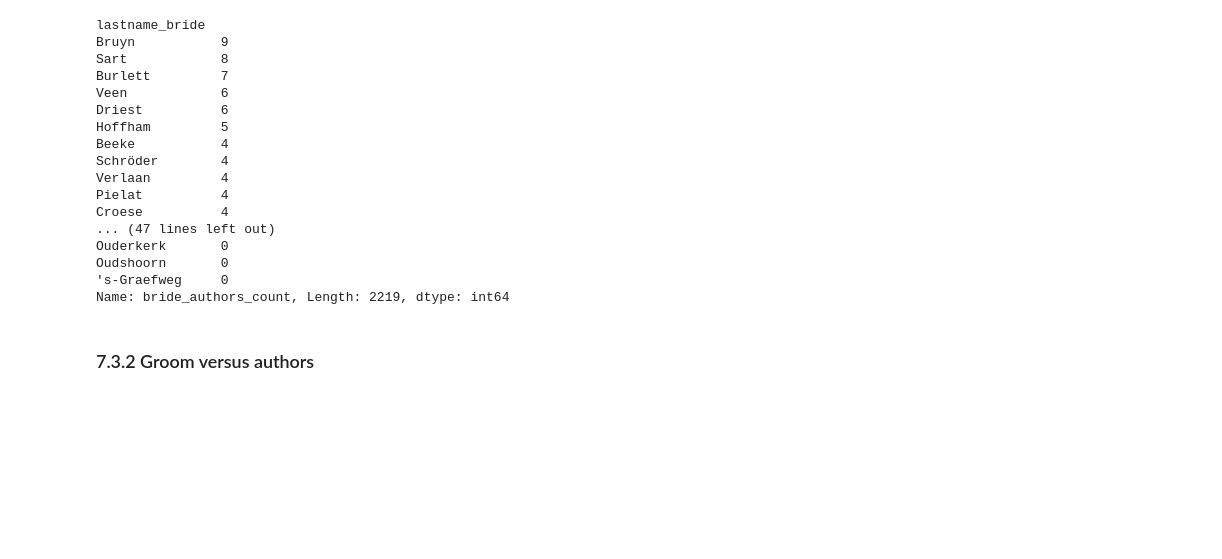
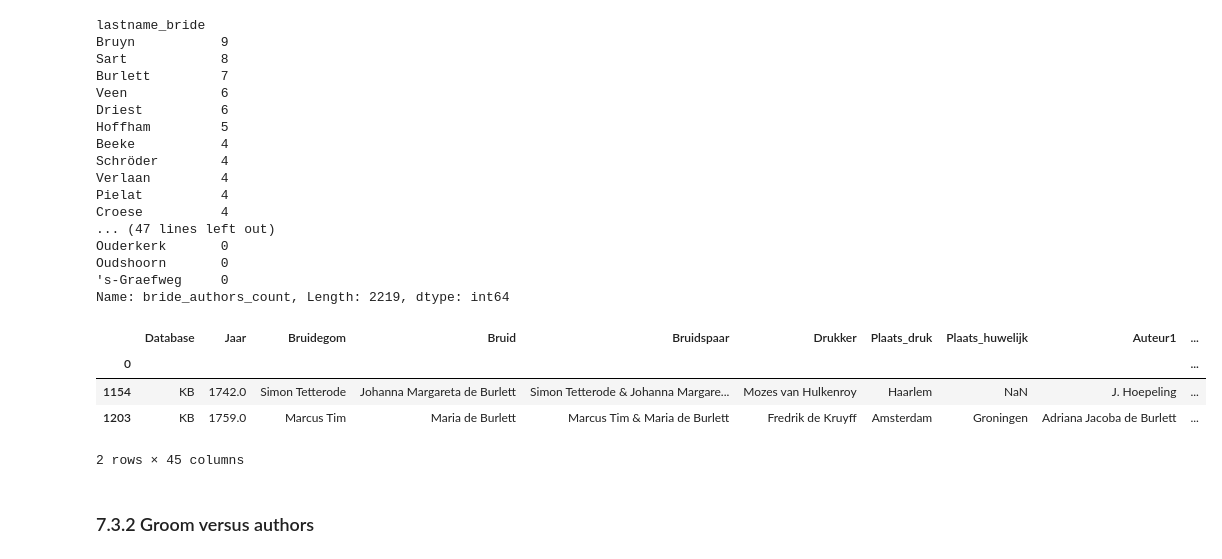
Before and after one commit to awlassche/netwerk-huwelijksgedichten, a Jupyter notebook: Notebooks_scripts/Data analysis 2.0.ipynb, the cells around one changed output. Cells and saved outputs as stored; diff of their text form; code cells hidden in the pictures; blank space fills up the shorter version.

```diff
--- a/Notebooks_scripts/Data analysis 2.0.ipynb
+++ b/Notebooks_scripts/Data analysis 2.0.ipynb
@@ -313,3 +313,11 @@ Ouderkerk       0
 Oudshoorn       0
 's-Graefweg     0
 Name: bride_authors_count, Length: 2219, dtype: int64
+# %%
+df3.loc[df3['lastname_bride'] == 'Burlett']
+# %% [output]
+|  | Database | Jaar | Bruidegom | Bruid | Bruidspaar | Drukker | Plaats_druk | Plaats_huwelijk | Auteur1 | ... |
+| 0 |  |  |  |  |  |  |  |  |  | ... |
+| 1154 | KB | 1742.0 | Simon Tetterode | Johanna Margareta de Burlett | Simon Tetterode & Johanna Margare... | Mozes van Hulkenroy | Haarlem | NaN | J. Hoepeling | ... |
+| 1203 | KB | 1759.0 | Marcus Tim | Maria de Burlett | Marcus Tim & Maria de Burlett | Fredrik de Kruyff | Amsterdam | Groningen | Adriana Jacoba de Burlett | ... |
+2 rows × 45 columns
```
Also changed, not shown: parts of 8 cells of this notebook.
